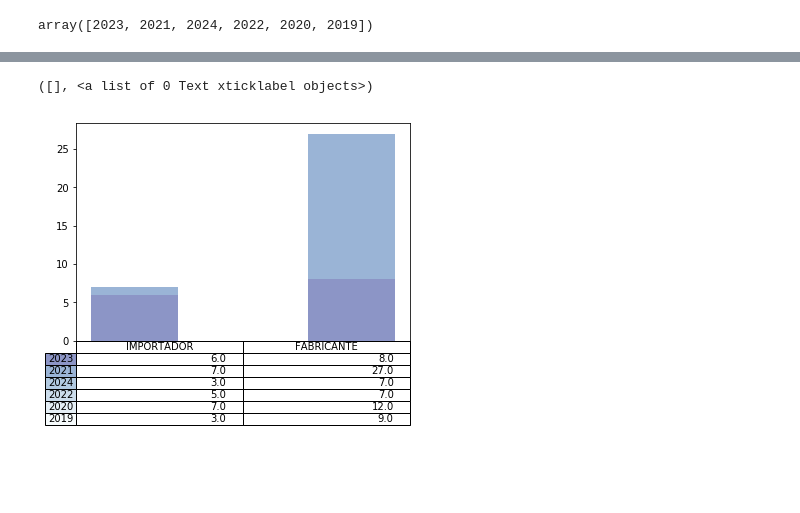
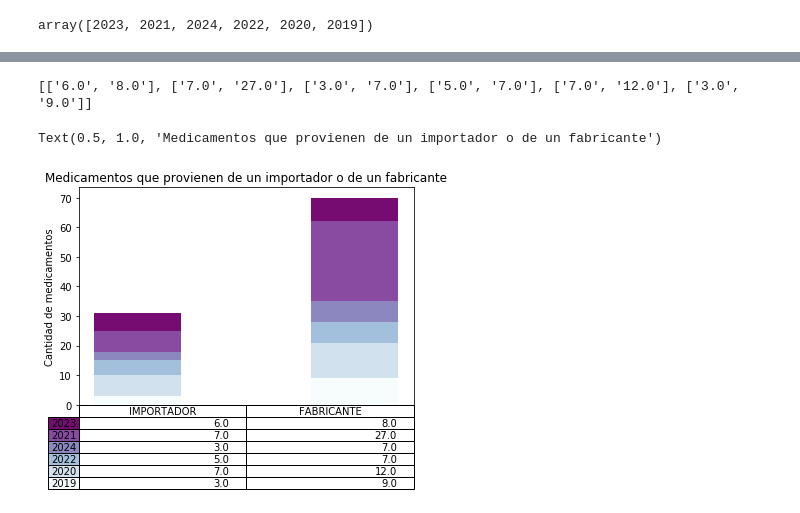
Before and after one commit to MauricioAcosta/CienciasDeDatos, a Jupyter notebook: Taller_MatplotLib/Table_Scatter_Hist.ipynb, the cells around one changed output, grey strips where cells are left out. Cells and saved outputs as stored; diff of their text form; code cells hidden in the pictures; blank space fills up the shorter version.

```diff
--- a/Taller_MatplotLib/Table_Scatter_Hist.ipynb
+++ b/Taller_MatplotLib/Table_Scatter_Hist.ipynb
@@ -52,4 +74,5 @@ data[0]=dataset2[dataset2['fecha']==2010]#.count()["value"]
 #data[1]=dataset2[dataset2['tiporol']==x6[1]].count()["value"]
 #len(dataset2[dataset2['fecha']==2024])
 # %%
-colors = plt.cm.BuPu(np.linspace(0, 0.5, len(x41)))
+##### Colormap objects based on lookup tables using linear segments.
+colors = plt.cm.BuPu(np.linspace(0, 0.9, len(x41)))
@@ -56,32 +83,40 @@ colors = plt.cm.BuPu(np.linspace(0, 0.5, len(x41)))
 # %%
 n_rows=len(x41)
 index = np.arange(len(x5)) + 0.3
 bar_width = 0.4
+# Initialize the vertical-offset for the stacked bar chart.
+y_offset = np.zeros(len(x5))
 cell_text = []
+data=[0,0]
+# Reverse colors and text labels to display the last value at the top.
 for row in range(n_rows):
     data=[0,0]
     dfyear=dataset2[dataset2['fecha']==x41[row]]
     data[0]=len(dfyear[dfyear['tiporol']==x5[0]])
     data[1]=len(dfyear[dfyear['tiporol']==x5[1]])
-    plt.bar(index, data, bar_width, color=colors[row])
-    #y_offset = y_offset + data[row]
+    #print(data)
+    plt.bar(index, data, bar_width, bottom=y_offset, color=colors[row])
+    y_offset = y_offset + data
     cell_text.append(['%1.1f' % data[0], '%1.1f' % data[1]])
 # Reverse colors and text labels to display the last value at the top.
 colors = colors[::-1]
 cell_text.reverse()
-#print(cell_text)
+print(cell_text)
 
 
 # Add a table at the bottom of the axes
 the_table = plt.table(cellText=cell_text,
                       rowLabels=x41,
                       rowColours=colors,
                       colLabels=x5,
                       loc='bottom')
 
 # Adjust layout to make room for the table:
 #plt.subplots_adjust(left=0.2, bottom=0.2)
 plt.xticks([])
+plt.ylabel("Cantidad de medicamentos")
+plt.title('Medicamentos que provienen de un importador o de un fabricante')
 # %% [output]
-([], <a list of 0 Text xticklabel objects>)
+[['6.0', '8.0'], ['7.0', '27.0'], ['3.0', '7.0'], ['5.0', '7.0'], ['7.0', '12.0'], ['3.0', '9.0']]
+Text(0.5, 1.0, 'Medicamentos que provienen de un importador o de un fabricante')
-[figure, old version]
+[figure, new version]
```
Also changed, not shown: parts of 8 cells of this notebook.
